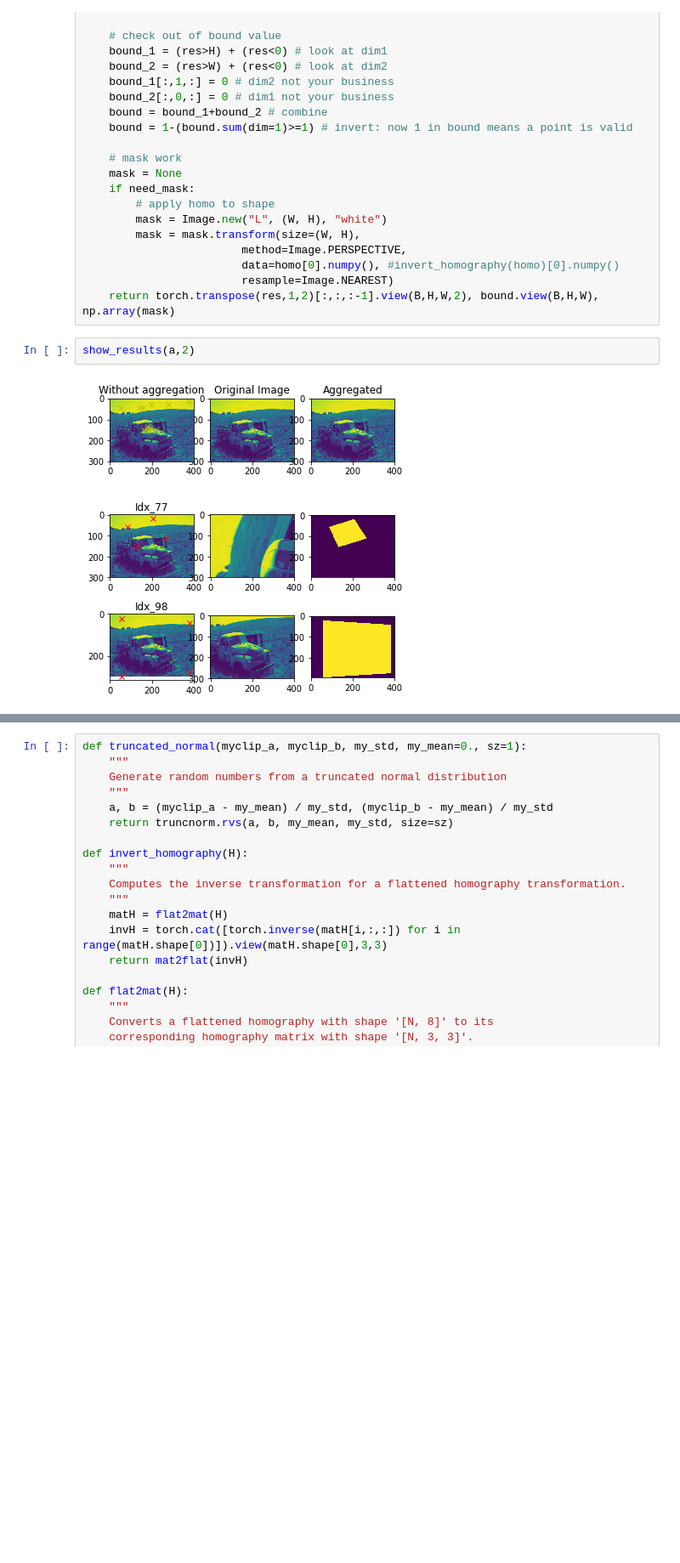
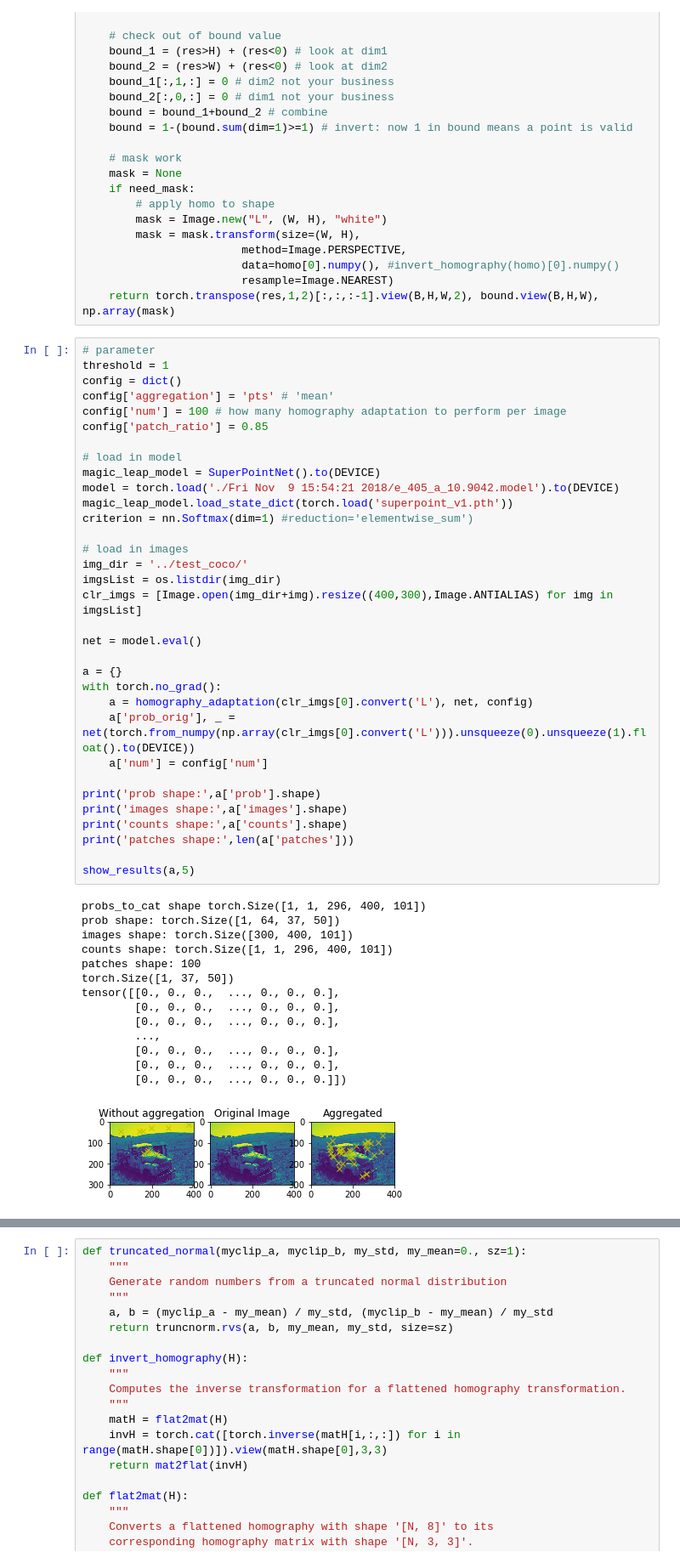
Before and after one commit to srini-cmu/specialized-superpoint, a Jupyter notebook: homography.ipynb, the cells around one changed output, grey strips where cells are left out. Shown at 85% size. Saved outputs shown, nothing was run; the diff lists cells and outputs as text; blank space fills up the shorter version.

Commit message:
working homography adaptation

```diff
--- a/homography.ipynb
+++ b/homography.ipynb
@@ -143,8 +102,51 @@ def warp_point(homo, pts, need_mask=True):
                         data=homo[0].numpy(), #invert_homography(homo)[0].numpy()
                         resample=Image.NEAREST)
     return torch.transpose(res,1,2)[:,:,:-1].view(B,H,W,2), bound.view(B,H,W), np.array(mask)
-# %%
-show_results(a,2)
-# %% [output]
-[figure, removed]
-[figure, removed]
+# %%
+# parameter
+threshold = 1
+config = dict()
+config['aggregation'] = 'pts' # 'mean'
+config['num'] = 100 # how many homography adaptation to perform per image
+config['patch_ratio'] = 0.85
+
+# load in model
+magic_leap_model = SuperPointNet().to(DEVICE)
+model = torch.load('./Fri Nov  9 15:54:21 2018/e_405_a_10.9042.model').to(DEVICE)
+magic_leap_model.load_state_dict(torch.load('superpoint_v1.pth'))
+criterion = nn.Softmax(dim=1) #reduction='elementwise_sum')
+
+# load in images
+img_dir = '../test_coco/'
+imgsList = os.listdir(img_dir)
+clr_imgs = [Image.open(img_dir+img).resize((400,300),Image.ANTIALIAS) for img in imgsList]
+
+net = model.eval()
+
+a = {}
+with torch.no_grad():
+    a = homography_adaptation(clr_imgs[0].convert('L'), net, config)
+    a['prob_orig'], _ = net(torch.from_numpy(np.array(clr_imgs[0].convert('L'))).unsqueeze(0).unsqueeze(1).float().to(DEVICE))
+    a['num'] = config['num']
+
+print('prob shape:',a['prob'].shape)
+print('images shape:',a['images'].shape)
+print('counts shape:',a['counts'].shape)
+print('patches shape:',len(a['patches']))
+
+show_results(a,5)
+# %% [output]
+probs_to_cat shape torch.Size([1, 1, 296, 400, 101])
+prob shape: torch.Size([1, 64, 37, 50])
+images shape: torch.Size([300, 400, 101])
+counts shape: torch.Size([1, 1, 296, 400, 101])
+patches shape: 100
+torch.Size([1, 37, 50])
+tensor([[0., 0., 0.,  ..., 0., 0., 0.],
+        [0., 0., 0.,  ..., 0., 0., 0.],
+        [0., 0., 0.,  ..., 0., 0., 0.],
+        ...,
+        [0., 0., 0.,  ..., 0., 0., 0.],
+        [0., 0., 0.,  ..., 0., 0., 0.],
+        [0., 0., 0.,  ..., 0., 0., 0.]])
+[figure, added]
```
Also changed, not shown: parts of 7 cells of this notebook.
